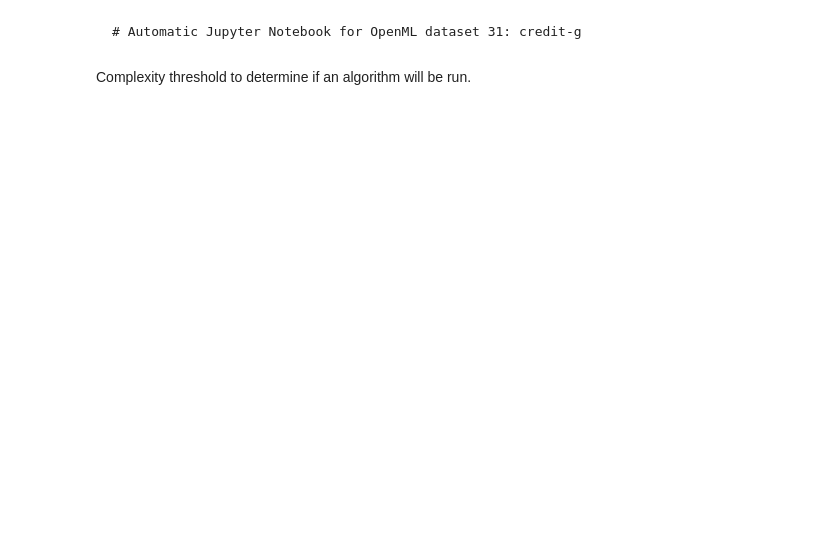
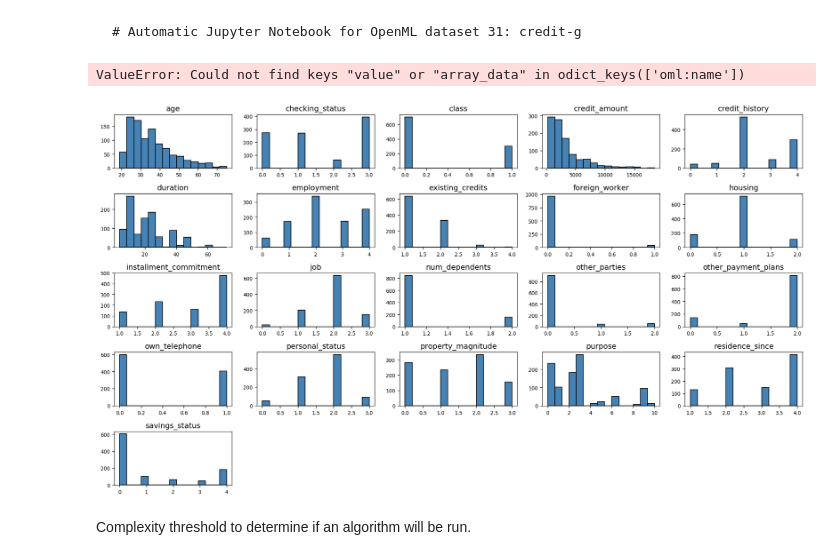
Before and after one commit to Hugoos/TestAutoNotebook, a Jupyter notebook: datasets/31.ipynb, the cells around one changed output. Saved outputs shown, nothing was run; the diff lists cells and outputs as text; code cells hidden in the pictures; blank space fills up the shorter version.

```diff
--- a/datasets/31.ipynb
+++ b/datasets/31.ipynb
@@ -1,11 +1,16 @@
 # %% [markdown]
     # Automatic Jupyter Notebook for OpenML dataset 31: credit-g
 # %%
+%matplotlib inline
 from scripts.preamble import *
 did = 31
 data = oml.datasets.get_dataset(did)
+show1DHist(data)
 task, topList, strats = printTopNFlows(did, data.default_target_attribute, 10)
 topList
+# %% [output]
+ValueError: Could not find keys "value" or "array_data" in odict_keys(['oml:name'])
+[figure, added]
 # %%
 from scripts.problemType import *
 problemType = findProblemType(data)
```
Also changed, not shown: 18 other files.
